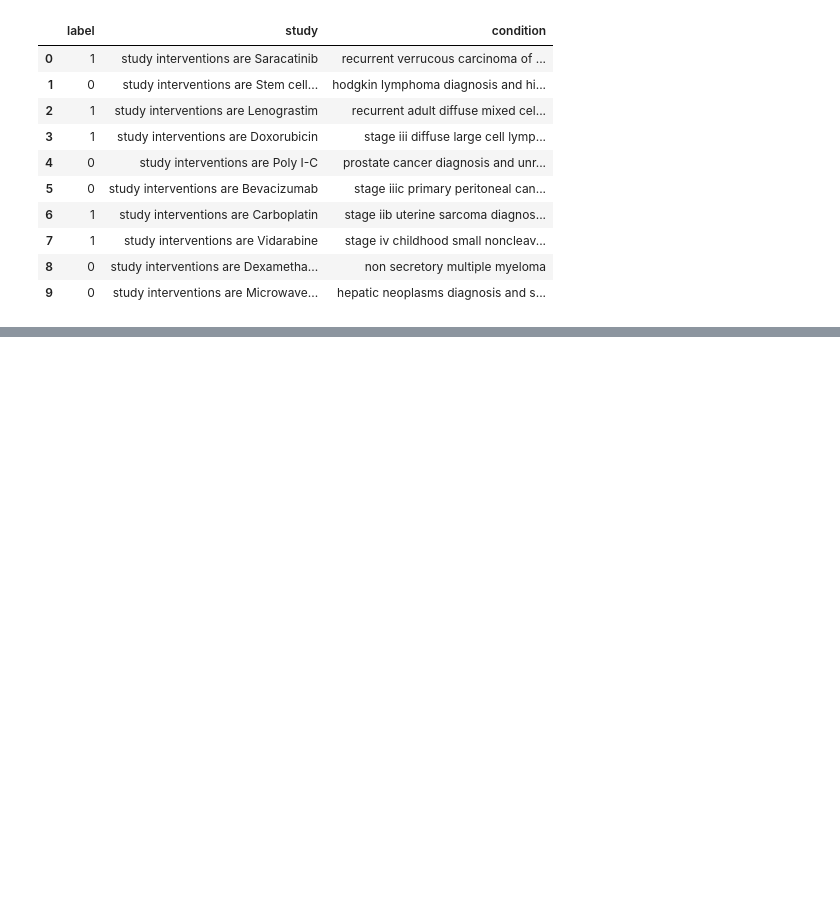
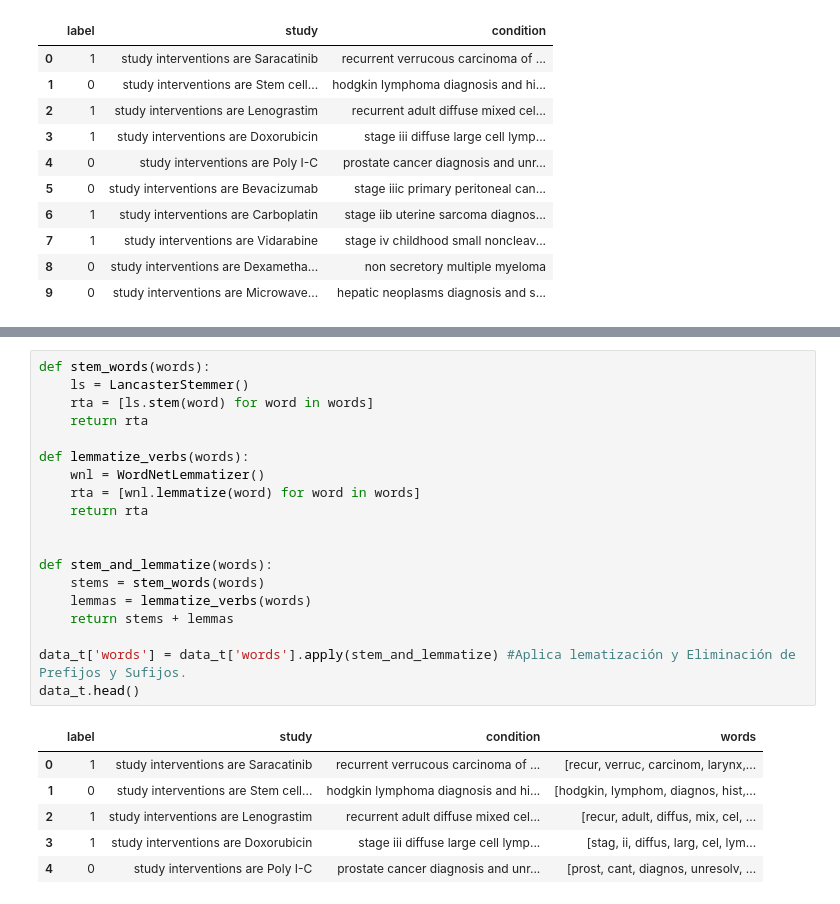
Before and after one commit to santiagotri/Proyecto1_BI, a Jupyter notebook: main_proyecto1.ipynb, the cells around one changed output, grey strips where cells are left out. Saved outputs shown, nothing was run; the diff lists cells and outputs as text; blank space fills up the shorter version.

```diff
--- a/main_proyecto1.ipynb
+++ b/main_proyecto1.ipynb
@@ -220,0 +313,26 @@ textos.head(10)
+# %%
+def stem_words(words):
+    ls = LancasterStemmer()
+    rta = [ls.stem(word) for word in words]
+    return rta
+
+def lemmatize_verbs(words):
+    wnl = WordNetLemmatizer()
+    rta = [wnl.lemmatize(word) for word in words]
+    return rta
+
+
+def stem_and_lemmatize(words):
+    stems = stem_words(words)
+    lemmas = lemmatize_verbs(words)
+    return stems + lemmas
+
+data_t['words'] = data_t['words'].apply(stem_and_lemmatize) #Aplica lematización y Eliminación de Prefijos y Sufijos.
+data_t.head()
+# %% [output]
+|  | label | study | condition | words |
+| 0 | 1 | study interventions are Saracatinib | recurrent verrucous carcinoma of ... | [recur, verruc, carcinom, larynx,... |
+| 1 | 0 | study interventions are Stem cell... | hodgkin lymphoma diagnosis and hi... | [hodgkin, lymphom, diagnos, hist,... |
+| 2 | 1 | study interventions are Lenograstim | recurrent adult diffuse mixed cel... | [recur, adult, diffus, mix, cel, ... |
+| 3 | 1 | study interventions are Doxorubicin | stage iii diffuse large cell lymp... | [stag, ii, diffus, larg, cel, lym... |
+| 4 | 0 | study interventions are Poly I-C | prostate cancer diagnosis and unr... | [prost, cant, diagnos, unresolv, ... |
```
Also changed, not shown: parts of 12 cells of this notebook.
